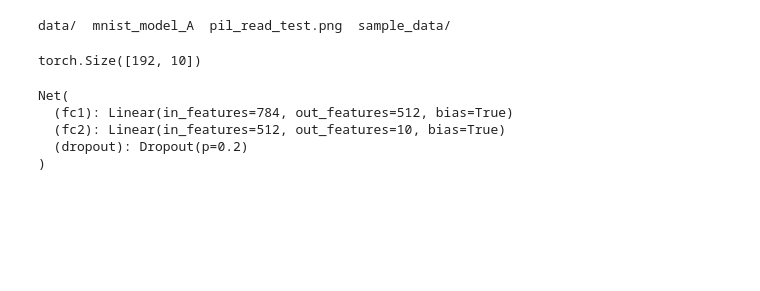
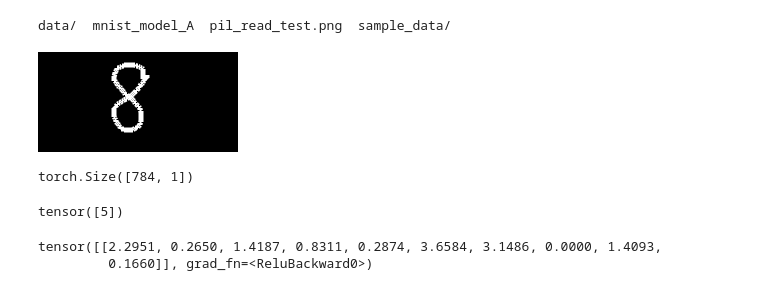
Before and after one commit to prabhupad26/mnist_flask_solution, a Jupyter notebook: EMNIST_DATA_pytorch.ipynb, the cells around one changed output. Drawn from its saved outputs; the diff is of its cells as text; code cells hidden in the pictures; blank space fills up the shorter version.

```diff
--- a/EMNIST_DATA_pytorch.ipynb
+++ b/EMNIST_DATA_pytorch.ipynb
@@ -243,6 +241,10 @@ data/  mnist_model_A  pil_read_test.png  sample_data/
 # %%
 from PIL import Image
 # %%
-read_img = Image.open("pil_read_test.png")
-read_img = read_img.convert('RGB')
+  read_img = Image.open("sample.png")
+  read_img = read_img.convert('L')
+# %%
+read_img
+# %% [output]
+[figure, added]
 # %%
@@ -262,18 +260,17 @@ preprocess = transforms.Compose([
 	])
 # %%
 img_tensor = preprocess(read_img)
+img_tensor.reshape(-1,1).shape
+# %% [output]
+torch.Size([784, 1])
 # %%
-output = model(img_tensor)
+output = model(img_tensor.reshape(-1,1))
 _, preds = torch.max(output, 1)
+preds
+# %% [output]
+tensor([5])
-# %%
-output.shape
-# %% [output]
-torch.Size([192, 10])
-# %%
-model
-# %% [output]
-Net(
-  (fc1): Linear(in_features=784, out_features=512, bias=True)
-  (fc2): Linear(in_features=512, out_features=10, bias=True)
-  (dropout): Dropout(p=0.2)
-)
+# %%
+model(img_tensor.reshape(-1,1))
+# %% [output]
+tensor([[2.2951, 0.2650, 1.4187, 0.8311, 0.2874, 3.6584, 3.1486, 0.0000, 1.4093,
+         0.1660]], grad_fn=<ReluBackward0>)
```
Also changed, not shown: parts of 3 cells of this notebook.
